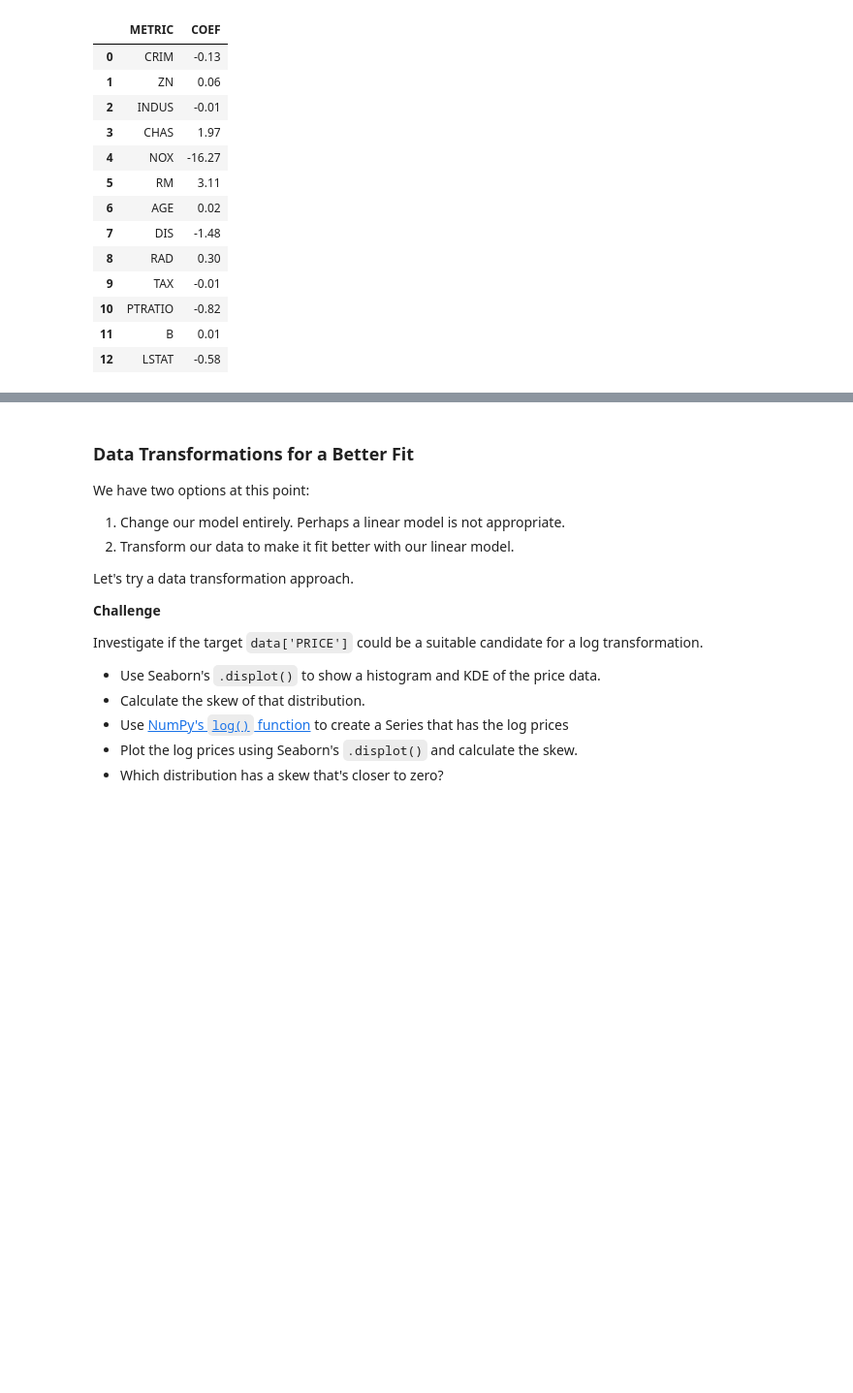
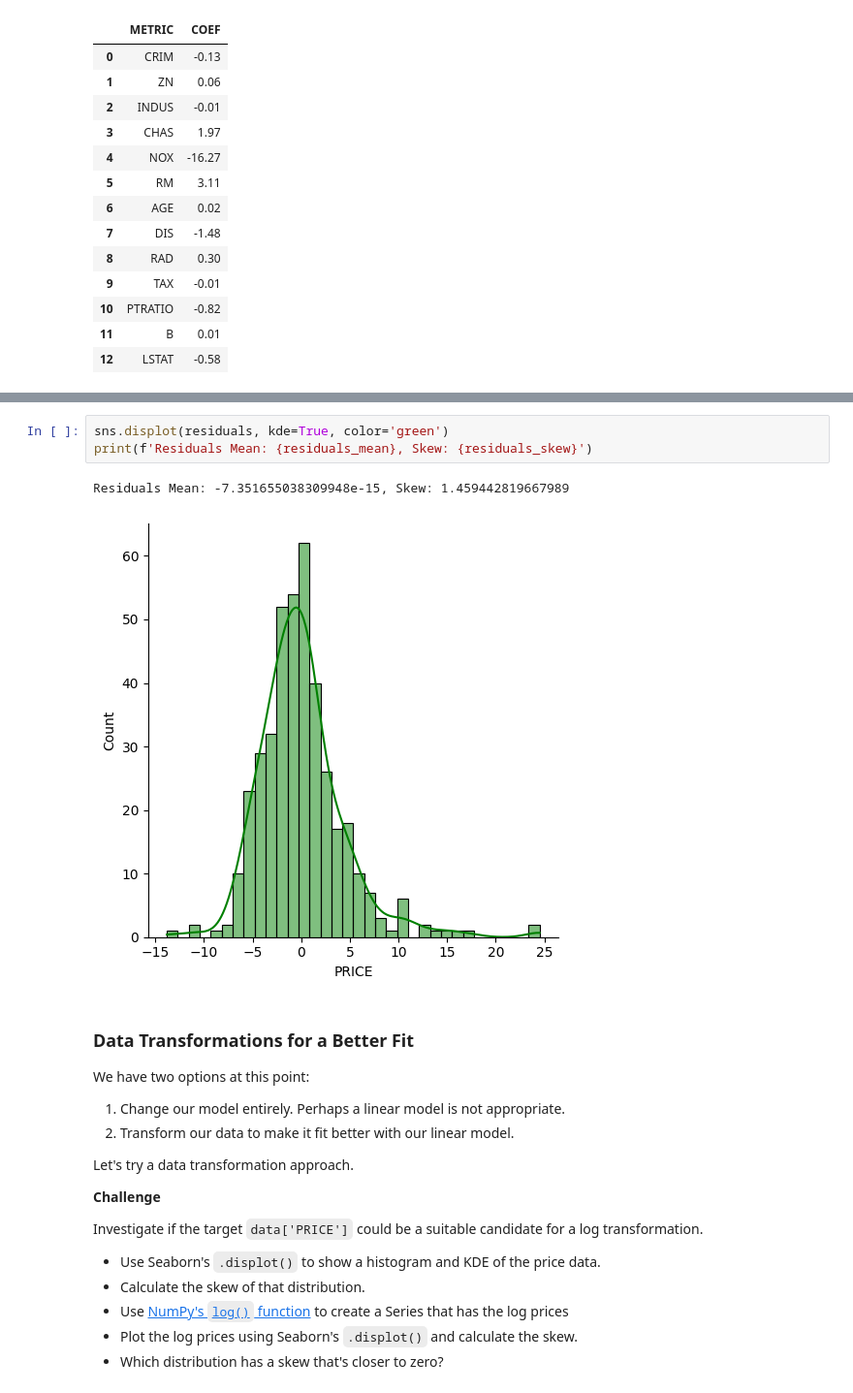
Before and after one commit to bluescreenlife/100-days-of-code, a Jupyter notebook: day_81_capstone_predict_house_prices/Multivariable_Regression_and_Valuation_Model_(start).ipynb, the cells around one changed output, grey strips where cells are left out. Shown at 97% size. Drawn from its saved outputs; the diff is of its cells as text; blank space fills up the shorter version.

```diff
--- a/day_81_capstone_predict_house_prices/Multivariable_Regression_and_Valuation_Model_(start).ipynb
+++ b/day_81_capstone_predict_house_prices/Multivariable_Regression_and_Valuation_Model_(start).ipynb
@@ -504,3 +529,9 @@ In an ideal case, what we want is something close to a normal distribution. A no
+# %%
+sns.displot(residuals, kde=True, color='green')
+print(f'Residuals Mean: {residuals_mean}, Skew: {residuals_skew}')
+# %% [output]
+Residuals Mean: -7.351655038309948e-15, Skew: 1.459442819667989
+[figure, added]
 # %% [markdown]
 ### Data Transformations for a Better Fit
 
```
Also changed, not shown: parts of 5 cells of this notebook.
